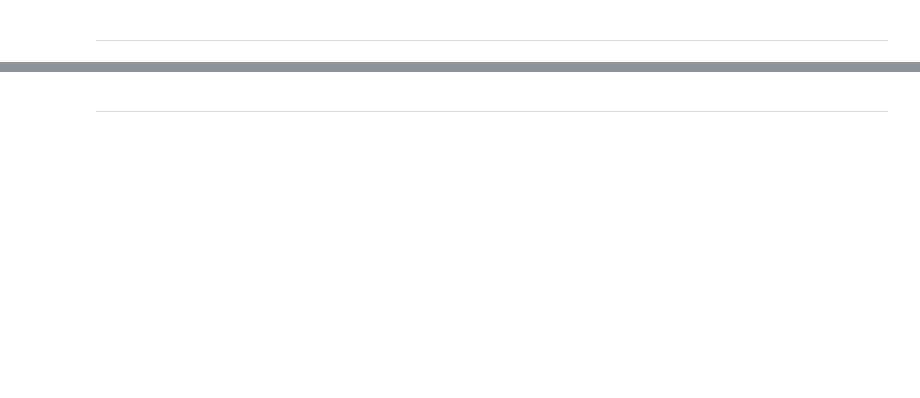
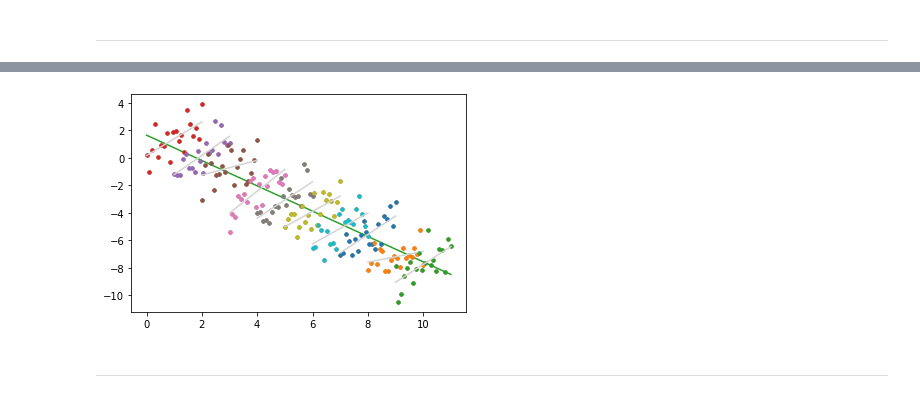
Before and after one commit to JTohall/Fundamentals_of_DataAnalysis, a Jupyter notebook: Practicals/4. Outliers.ipynb, the cells around one changed output, grey strips where cells are left out. Cells and saved outputs as stored; diff of their text form; code cells hidden in the pictures; blank space fills up the shorter version.

```diff
--- a/Practicals/4. Outliers.ipynb
+++ b/Practicals/4. Outliers.ipynb
@@ -37,3 +179,62 @@ Adapt the above code and plots so that the overall plot is inversely propertiona
+# %%
+# Adapted code
+
+# To inverse the plot we have to inverse the Y axis. To do this we have to change the Y label to a -Y
+
+# Create a series of x vectors.
+xs = np.array([np.linspace(i, i + 2.0, 20) for i in range(10)])
+
+# Create a corresponding series of y vectors.
+ys = np.array([-1.0 * xs[i] + 2 * i for i in range(len(xs))])
+
+# Add some noise.
+ys = ys + np.random.normal(0.0, 1.0, ys.shape)
+
+# Create global list of x and y values.
+x = xs.flatten()
+y = ys.flatten()
+
+# Plot.
+plt.plot(x, -y, '.'); # changed to -y
+
+# Best fit line slope and y intercept.
+m, c = np.polyfit(x, -y, 1) = and again here
+
+# Create a steadily increasing x range for plotting.
+xbestfit = np.linspace(x.min(), x.max(), 1000)
+
+# Create corresponding y values form best fit line.
+ybestfit = m * xbestfit + c
+
+# Plot points.
+plt.plot(x, -y, '.') # -y plot point
+
+# Plot line.
+plt.plot(xbestfit, ybestfit);
+
+# Plot the same points, but now with a different colour for each range.
+for i in range(len(xs)):
+    plt.plot(xs[i], -ys[i], '.')
+
+# Same plot but with best fit lines for each category.
+for i in range(len(xs)):
+
+    # Plot this category.
+    plt.plot(xs[i], -ys[i], '.')
+
+    # Fit line to category.
+    m, c = np.polyfit(xs[i], -ys[i], 1)
+
+    # Create steadily increasing x range for plot.
+    xbestfit = np.linspace(xs[i].min(), xs[i].max(), 50)
+
+    # Corresponding y values based on best fit line.
+    ybestfit = m * xbestfit + c
+
+    # Plot best fit line for category.
+    plt.plot(xbestfit, ybestfit, color='lightgrey');
+# %% [output]
+[figure, added]
 # %% [markdown]
 ---
 # %% [markdown]
```
Also changed, not shown: parts of 17 cells of this notebook, 1 other file.
